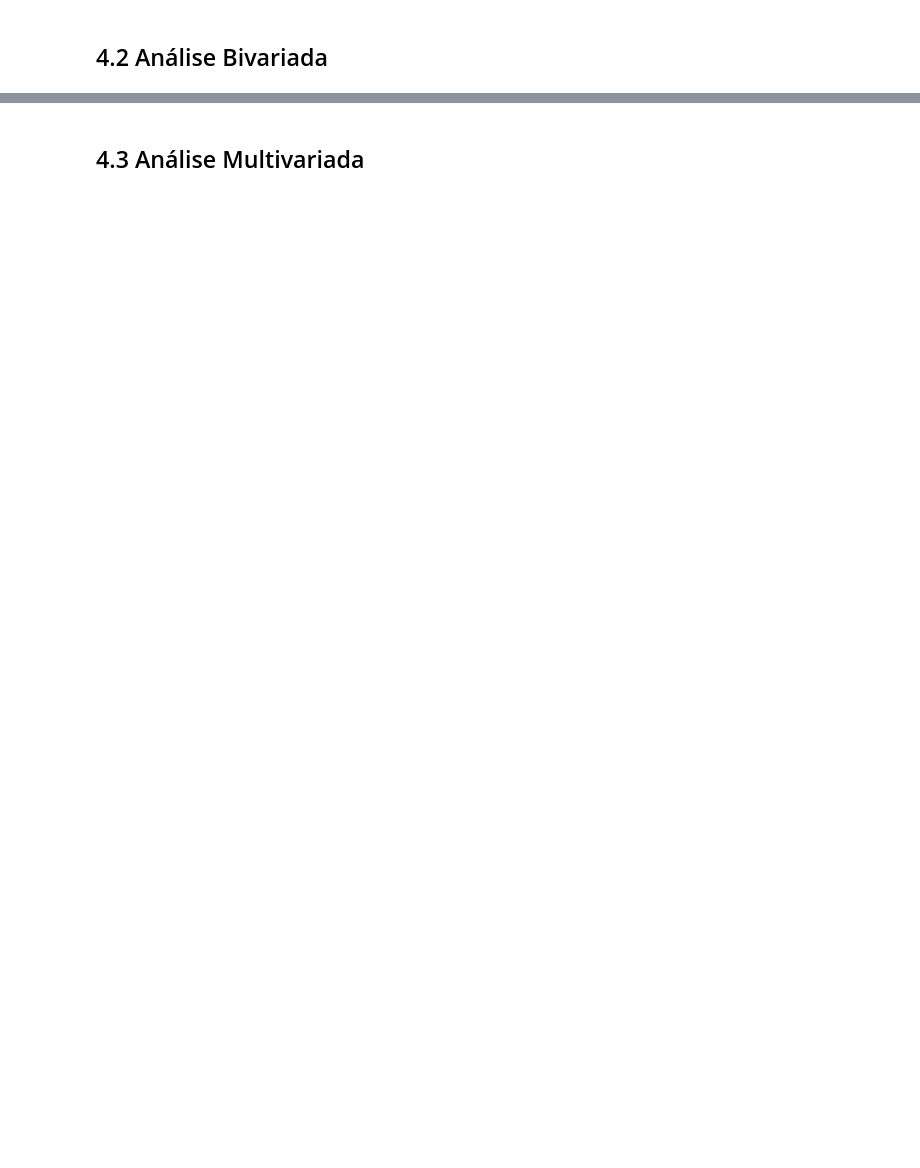
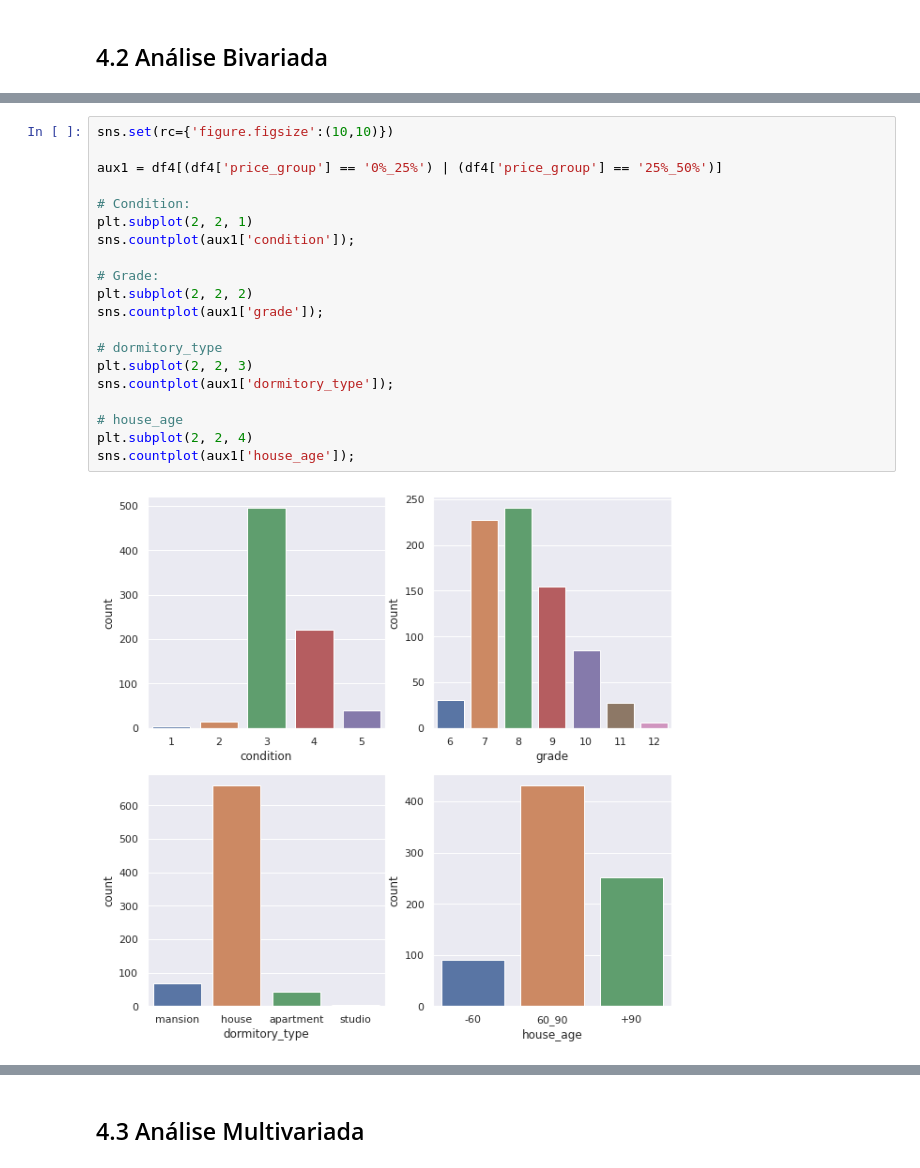
Before and after one commit to vitorhmf/house-rocket, a Jupyter notebook: notebooks/v01_sales_insight.ipynb, the cells around one changed output, grey strips where cells are left out. Drawn from its saved outputs; the diff is of its cells as text; blank space fills up the shorter version.

```diff
--- a/notebooks/v01_sales_insight.ipynb
+++ b/notebooks/v01_sales_insight.ipynb
@@ -537,0 +465,22 @@ st.header('Hipóteses de Negócio')
+# %%
+sns.set(rc={'figure.figsize':(10,10)})
+
+aux1 = df4[(df4['price_group'] == '0%_25%') | (df4['price_group'] == '25%_50%')]
+
+# Condition:
+plt.subplot(2, 2, 1)
+sns.countplot(aux1['condition']);
+
+# Grade:
+plt.subplot(2, 2, 2)
+sns.countplot(aux1['grade']);
+
+# dormitory_type
+plt.subplot(2, 2, 3)
+sns.countplot(aux1['dormitory_type']);
+
+# house_age
+plt.subplot(2, 2, 4)
+sns.countplot(aux1['house_age']);
+# %% [output]
+[figure, added]
```
Also changed, not shown: parts of 49 cells of this notebook, 3 other files.
